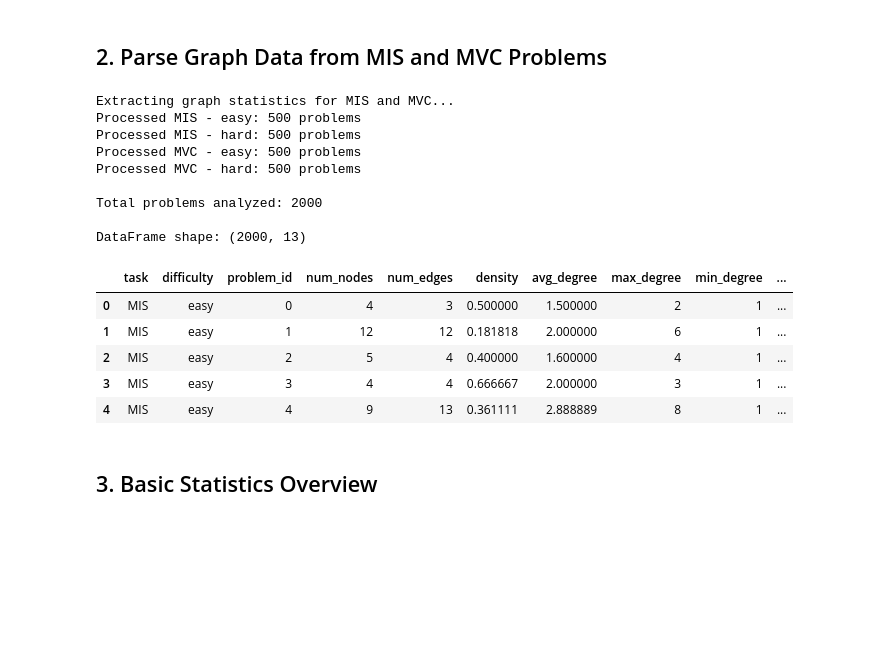
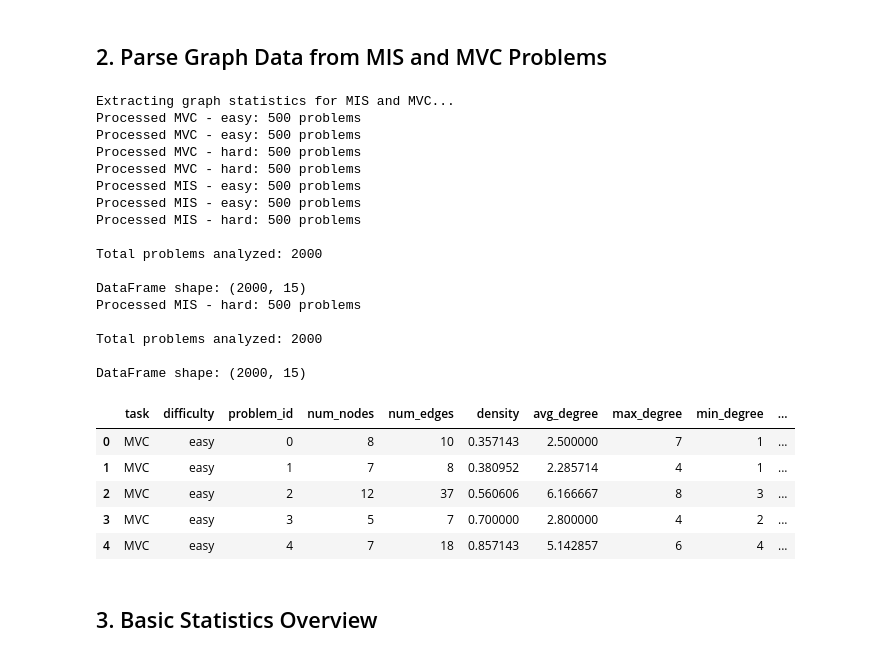
Before and after one commit to adamtms/GraphArenaSWSN, a Jupyter notebook: EDA.ipynb, the cells around one changed output. Saved outputs shown, nothing was run; the diff lists cells and outputs as text; code cells hidden in the pictures; blank space fills up the shorter version.

Commit message:
Add graphs about answers.

```diff
--- a/EDA.ipynb
+++ b/EDA.ipynb
@@ -49,7 +49,7 @@ for file in dataset_files:
 def load_dataset(dataset_path) -> list[nx.Graph]:
     with open(dataset_path, 'rb') as f:
         data = pickle.load(f)
-        data = [example["graph"] for example in data]
+        data = [(example["graph"], example["exact_answer"]) for example in data]
     return data
 # %% [markdown]
 ## 2. Parse Graph Data from MIS and MVC Problems
@@ -61,7 +61,7 @@ def extract_all_graph_stats(path: Path) -> list[dict]:
     stats = []
     graphs = load_dataset(path)
 
-    for idx, G in enumerate(graphs):
+    for idx, (G, exact_answer) in enumerate(graphs):
         task, difficulty = path.stem.split('_')
 
         # Calculate statistics
@@ -77,6 +77,8 @@ def extract_all_graph_stats(path: Path) -> list[dict]:
             'min_degree': min(dict(G.degree()).values()) if G.number_of_nodes() > 0 else 0,
             'is_connected': nx.is_connected(G) if G.number_of_nodes() > 0 else False,
             'num_components': nx.number_connected_components(G) if G.number_of_nodes() > 0 else 0,
+            'exact_answer_size': exact_answer,
+            'exact_answer_ratio': exact_answer / G.number_of_nodes() if G.number_of_nodes() > 0 else 0,
         }
 
         # Add clustering coefficient if graph has edges
@@ -90,42 +92,50 @@ def extract_all_graph_stats(path: Path) -> list[dict]:
             stat_dict['diameter'] = nx.diameter(G)
         else:
             stat_dict['diameter'] = None
 
         stats.append(stat_dict)
 
     return stats
 
 # Extract stats for MIS and MVC from 0shot dataset
 print("Extracting graph statistics for MIS and MVC...")
 all_stats = []
 
-for task in ['MIS', 'MVC']:
+for task in ['MVC', 'MIS']:
     for difficulty in ['easy', 'hard']:
         stats = extract_all_graph_stats(dataset_dir / f"{task}_{difficulty}.pkl")
         all_stats.extend(stats)
         print(f"Processed {task} - {difficulty}: {len(stats)} problems")
 
 # Create DataFrame
 df_stats = pd.DataFrame(all_stats)
 print(f"\nTotal problems analyzed: {len(df_stats)}")
 print(f"\nDataFrame shape: {df_stats.shape}")
 df_stats.head()
 # %% [output]
 Extracting graph statistics for MIS and MVC...
+Processed MVC - easy: 500 problems
+Processed MVC - easy: 500 problems
+Processed MVC - hard: 500 problems
+Processed MVC - hard: 500 problems
+Processed MIS - easy: 500 problems
 Processed MIS - easy: 500 problems
 Processed MIS - hard: 500 problems
-Processed MVC - easy: 500 problems
-Processed MVC - hard: 500 problems
 
 Total problems analyzed: 2000
 
-DataFrame shape: (2000, 13)
+DataFrame shape: (2000, 15)
+Processed MIS - hard: 500 problems
+
+Total problems analyzed: 2000
+
+DataFrame shape: (2000, 15)
 |  | task | difficulty | problem_id | num_nodes | num_edges | density | avg_degree | max_degree | min_degree | ... |
-| 0 | MIS | easy | 0 | 4 | 3 | 0.500000 | 1.500000 | 2 | 1 | ... |
-| 1 | MIS | easy | 1 | 12 | 12 | 0.181818 | 2.000000 | 6 | 1 | ... |
-| 2 | MIS | easy | 2 | 5 | 4 | 0.400000 | 1.600000 | 4 | 1 | ... |
-| 3 | MIS | easy | 3 | 4 | 4 | 0.666667 | 2.000000 | 3 | 1 | ... |
-| 4 | MIS | easy | 4 | 9 | 13 | 0.361111 | 2.888889 | 8 | 1 | ... |
+| 0 | MVC | easy | 0 | 8 | 10 | 0.357143 | 2.500000 | 7 | 1 | ... |
+| 1 | MVC | easy | 1 | 7 | 8 | 0.380952 | 2.285714 | 4 | 1 | ... |
+| 2 | MVC | easy | 2 | 12 | 37 | 0.560606 | 6.166667 | 8 | 3 | ... |
+| 3 | MVC | easy | 3 | 5 | 7 | 0.700000 | 2.800000 | 4 | 2 | ... |
+| 4 | MVC | easy | 4 | 7 | 18 | 0.857143 | 5.142857 | 6 | 4 | ... |
 # %% [markdown]
 ## 3. Basic Statistics Overview
 # %%
```
Also changed, not shown: parts of 9 cells of this notebook, 1 other file.
